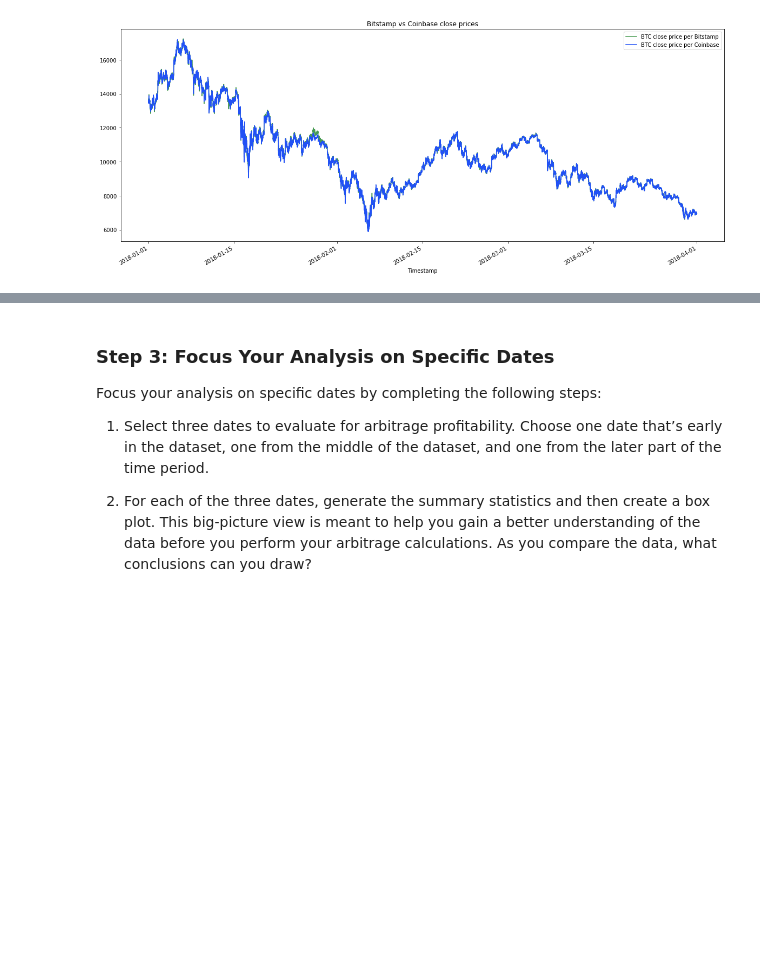
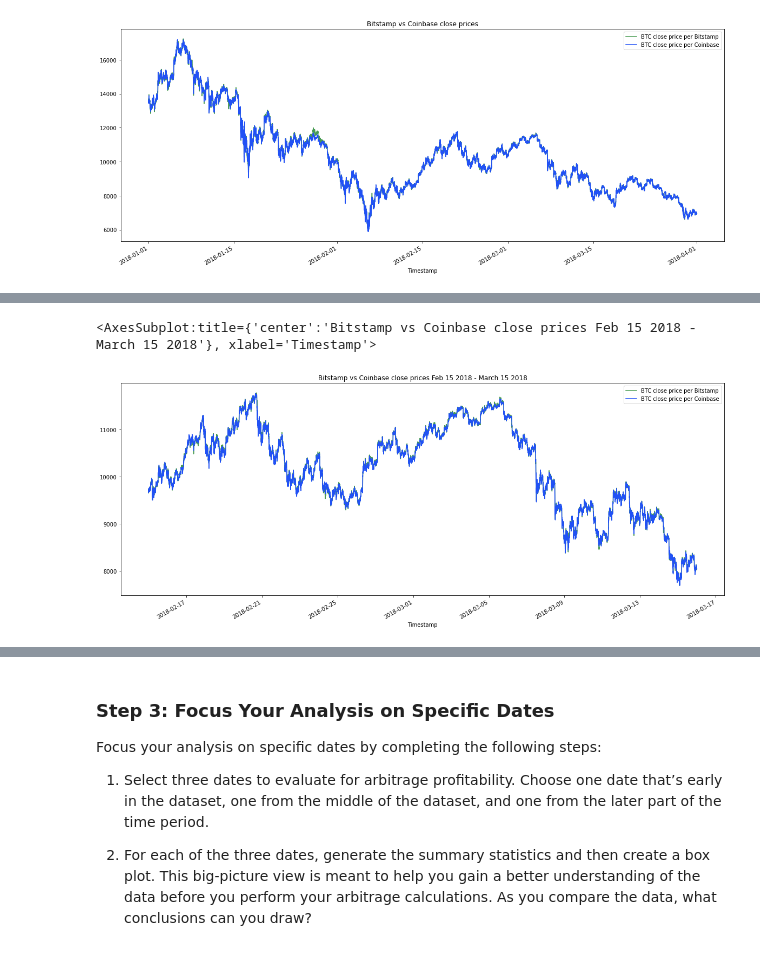
Before and after one commit to phodsman/Cryptocurrency-Arbitrage-Opportunity-Analyzer, a Jupyter notebook: crypto_arbitrage.ipynb, the cells around one changed output, grey strips where cells are left out. Cells and saved outputs as stored; diff of their text form; code cells hidden in the pictures; blank space fills up the shorter version.

```diff
--- a/crypto_arbitrage.ipynb
+++ b/crypto_arbitrage.ipynb
@@ -196,0 +187,7 @@ coinbase_sliced.plot(legend=True, figsize=(20,8), color="#2151F5", label="BTC cl
+# %%
+# Plots the price action of both DataFrames for a one month period later in the dataset
+bitstamp_sliced.loc["2018-02-15" : "2018-03-15"].plot(legend=True, figsize=(20,8), title="Bitstamp vs Coinbase close prices Feb 15 2018 - March 15 2018", color="#499C53", label="BTC close price per Bitstamp")
+coinbase_sliced.loc["2018-02-15" : "2018-03-15"].plot(legend=True, figsize=(20,8), color="#2151F5", label="BTC close price per Coinbase")
+# %% [output]
+<AxesSubplot:title={'center':'Bitstamp vs Coinbase close prices Feb 15 2018 - March 15 2018'}, xlabel='Timestamp'>
+[figure, added]
```
Also changed, not shown: parts of 10 cells of this notebook, 1 other file.
